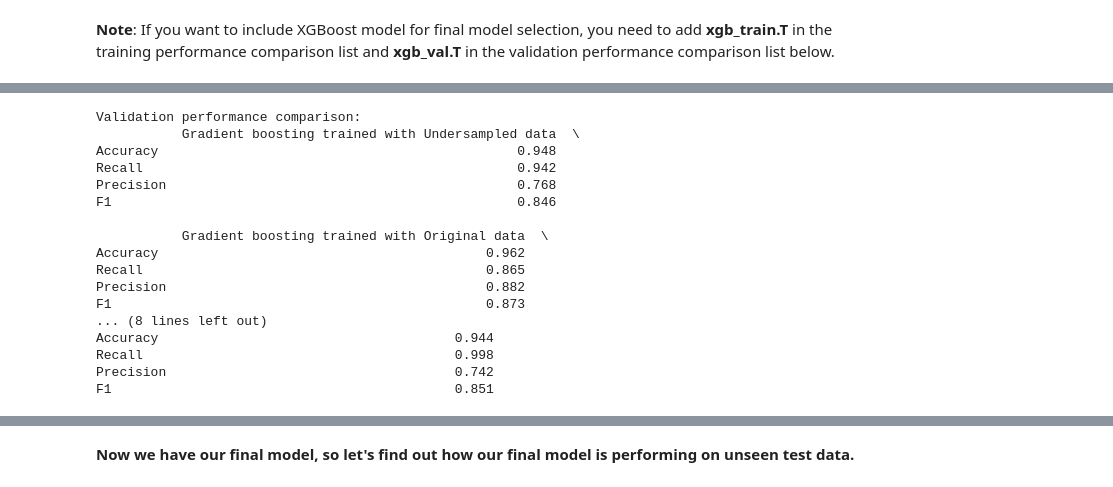
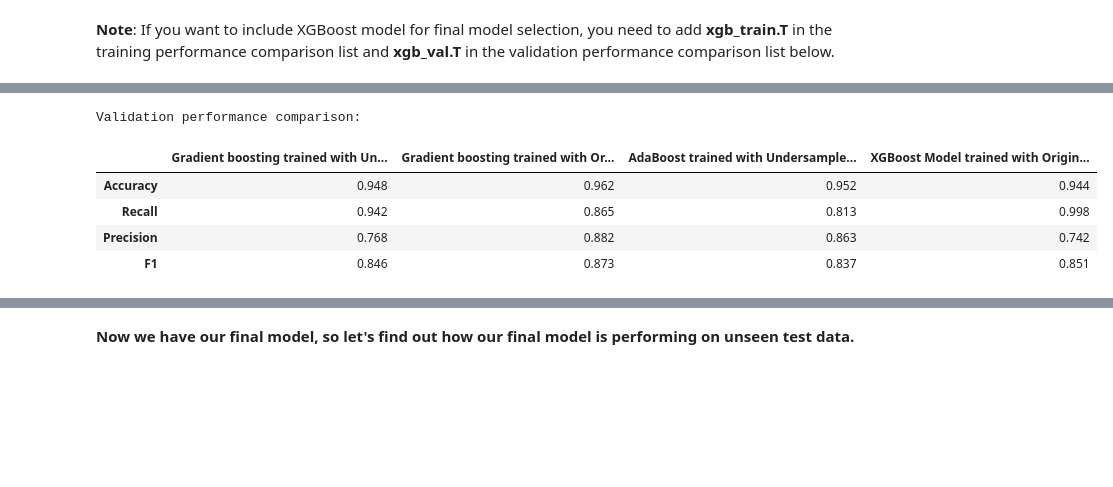
Before and after one commit to FoxHoundOps/PGP-AI-ML, a Jupyter notebook: project3/ETMT_Project_LearnerNotebook_LowCode.ipynb, the cells around one changed output, grey strips where cells are left out. Saved outputs shown, nothing was run; the diff lists cells and outputs as text; code cells hidden in the pictures; blank space fills up the shorter version.

```diff
--- a/project3/ETMT_Project_LearnerNotebook_LowCode.ipynb
+++ b/project3/ETMT_Project_LearnerNotebook_LowCode.ipynb
@@ -1605,41 +1605,30 @@ Training performance comparison:
 # %%
 # validation performance comparison
 models_val_comp_df = pd.concat(
     [
         gbm1_val.T,
         gbm2_val.T,
         adb2_val.T,
         xgb_train.T
 
     ],
     axis=1,
 )
 models_val_comp_df.columns = [
     "Gradient boosting trained with Undersampled data",
     "Gradient boosting trained with Original data",
     "AdaBoost trained with Undersampled data",
     "XGBoost Model trained with Original data"
 ]
 print("Validation performance comparison:")
-print(models_val_comp_df)
+models_val_comp_df
 # %% [output]
 Validation performance comparison:
-           Gradient boosting trained with Undersampled data  \
-Accuracy                                              0.948
-Recall                                                0.942
-Precision                                             0.768
-F1                                                    0.846
-
-           Gradient boosting trained with Original data  \
-Accuracy                                          0.962
-Recall                                            0.865
-Precision                                         0.882
-F1                                                0.873
-... (8 lines left out)
-Accuracy                                      0.944
-Recall                                        0.998
-Precision                                     0.742
-F1                                            0.851
+|  | Gradient boosting trained with Un... | Gradient boosting trained with Or... | AdaBoost trained with Undersample... | XGBoost Model trained with Origin... |
+| Accuracy | 0.948 | 0.962 | 0.952 | 0.944 |
+| Recall | 0.942 | 0.865 | 0.813 | 0.998 |
+| Precision | 0.768 | 0.882 | 0.863 | 0.742 |
+| F1 | 0.846 | 0.873 | 0.837 | 0.851 |
 [interactive output not drawn]
 # %% [markdown]
 **Now we have our final model, so let's find out how our final model is performing on unseen test data.**
```
Also changed, not shown: parts of 2 cells of this notebook.
